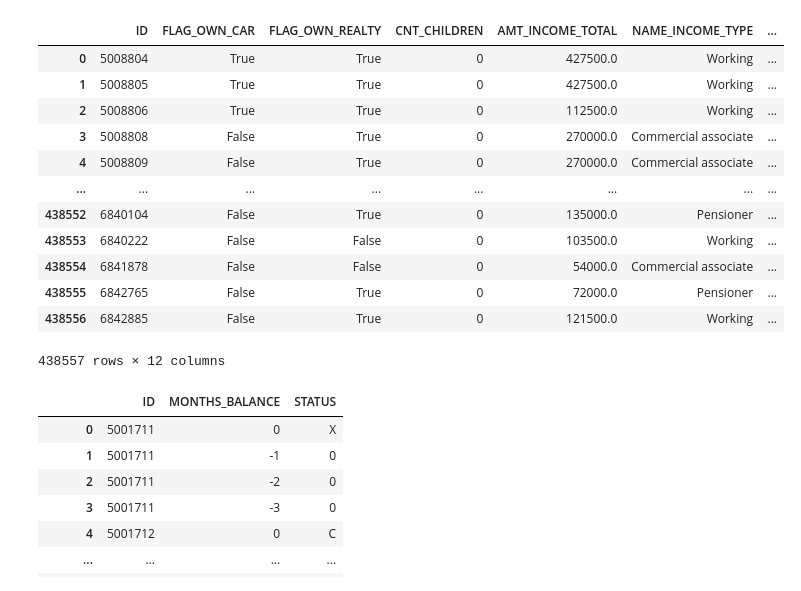
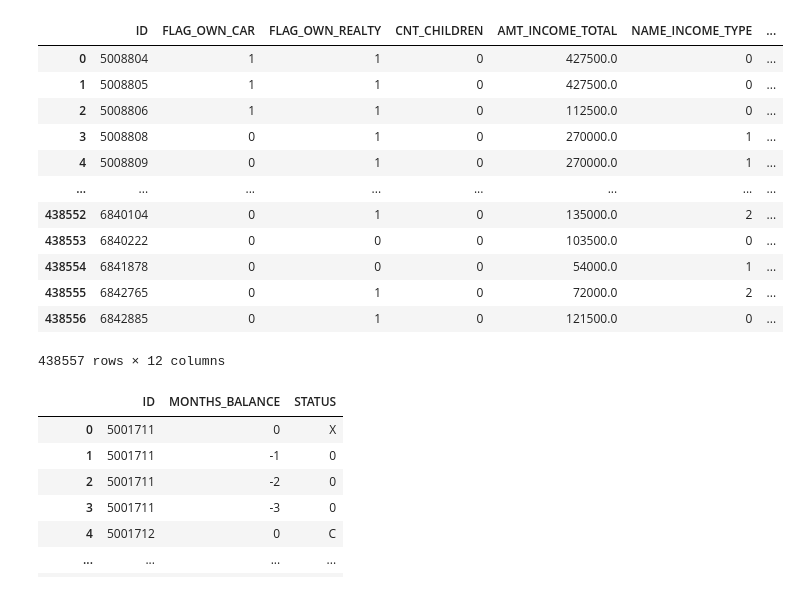
Before and after one commit to mhdeeb/cie-417, a Jupyter notebook: mini-project-1/main.ipynb, the cells around one changed output. Drawn from its saved outputs; the diff is of its cells as text; code cells hidden in the pictures.

```diff
--- a/mini-project-1/main.ipynb
+++ b/mini-project-1/main.ipynb
@@ -4,34 +4,45 @@ import pandas as pd
 # %%
 application_record = pd.read_csv("application_record.csv")
 application_record = application_record[["ID", "FLAG_OWN_CAR", "FLAG_OWN_REALTY", "CNT_CHILDREN", "AMT_INCOME_TOTAL", "NAME_INCOME_TYPE", "NAME_EDUCATION_TYPE", "NAME_FAMILY_STATUS", "NAME_HOUSING_TYPE", "DAYS_BIRTH", "DAYS_EMPLOYED", "CNT_FAM_MEMBERS"]]
 
 application_record["FLAG_OWN_CAR"] = application_record["FLAG_OWN_CAR"].map(lambda x: x == "Y")
 application_record["FLAG_OWN_REALTY"] = application_record["FLAG_OWN_REALTY"].map(lambda x: x == "Y")
 
+application_record["CNT_FAM_MEMBERS"] = application_record["CNT_FAM_MEMBERS"].astype(int)
+
 INCOME_TYPE = ["Working", "Commercial associate", "Pensioner", "State servant", "Student"]
 EDUCATION_TYPE = ["Secondary / secondary special", "Higher education", "Incomplete higher", "Lower secondary", "Academic degree"]
-FAMILY_STATUS = ["Married", "Single / not married", "Civil marriage", "Separated, Widow"]
-HOUSING_TYPE = ["House / apartment", "With parents", "Municipal apartment", "Rented apartment", "Office apartment"]
+FAMILY_STATUS = ["Married", "Single / not married", "Civil marriage", "Separated", "Widow"]
+HOUSING_TYPE = ["House / apartment", "With parents", "Municipal apartment", "Rented apartment", "Office apartment", "Co-op apartment"]
 
-application_record["NAME_INCOME_TYPE"] = pd.Categorical(application_record["NAME_INCOME_TYPE"], categories=INCOME_TYPE, ordered=True)
-application_record["NAME_EDUCATION_TYPE"] = pd.Categorical(application_record["NAME_EDUCATION_TYPE"], categories=EDUCATION_TYPE, ordered=True)
-application_record["NAME_FAMILY_STATUS"] = pd.Categorical(application_record["NAME_FAMILY_STATUS"], categories=FAMILY_STATUS, ordered=True)
-application_record["NAME_HOUSING_TYPE"] = pd.Categorical(application_record["NAME_HOUSING_TYPE"], categories=HOUSING_TYPE, ordered=True)
+# application_record["NAME_INCOME_TYPE"].apply()
+
+enum_mapping = {value: (idx) for idx, value in enumerate(INCOME_TYPE)}
+application_record["NAME_INCOME_TYPE"] = application_record["NAME_INCOME_TYPE"].map(enum_mapping)
+enum_mapping = {value: (idx) for idx, value in enumerate(EDUCATION_TYPE)}
+application_record["NAME_EDUCATION_TYPE"] = application_record["NAME_EDUCATION_TYPE"].map(enum_mapping)
+enum_mapping = {value: (idx) for idx, value in enumerate(FAMILY_STATUS)}
+application_record["NAME_FAMILY_STATUS"] = application_record["NAME_FAMILY_STATUS"].map(enum_mapping)
+enum_mapping = {value: (idx) for idx, value in enumerate(HOUSING_TYPE)}
+application_record["NAME_HOUSING_TYPE"] = application_record["NAME_HOUSING_TYPE"].map(enum_mapping)
+
+bool_columns = application_record.select_dtypes(include="bool").columns
+application_record[bool_columns] = application_record[bool_columns].astype(int)
 
 application_record
 # %% [output]
 |  | ID | FLAG_OWN_CAR | FLAG_OWN_REALTY | CNT_CHILDREN | AMT_INCOME_TOTAL | NAME_INCOME_TYPE | ... |
-| 0 | 5008804 | True | True | 0 | 427500.0 | Working | ... |
-| 1 | 5008805 | True | True | 0 | 427500.0 | Working | ... |
-| 2 | 5008806 | True | True | 0 | 112500.0 | Working | ... |
-| 3 | 5008808 | False | True | 0 | 270000.0 | Commercial associate | ... |
-| 4 | 5008809 | False | True | 0 | 270000.0 | Commercial associate | ... |
+| 0 | 5008804 | 1 | 1 | 0 | 427500.0 | 0 | ... |
+| 1 | 5008805 | 1 | 1 | 0 | 427500.0 | 0 | ... |
+| 2 | 5008806 | 1 | 1 | 0 | 112500.0 | 0 | ... |
+| 3 | 5008808 | 0 | 1 | 0 | 270000.0 | 1 | ... |
+| 4 | 5008809 | 0 | 1 | 0 | 270000.0 | 1 | ... |
 | ... | ... | ... | ... | ... | ... | ... | ... |
-| 438552 | 6840104 | False | True | 0 | 135000.0 | Pensioner | ... |
-| 438553 | 6840222 | False | False | 0 | 103500.0 | Working | ... |
-| 438554 | 6841878 | False | False | 0 | 54000.0 | Commercial associate | ... |
-| 438555 | 6842765 | False | True | 0 | 72000.0 | Pensioner | ... |
-| 438556 | 6842885 | False | True | 0 | 121500.0 | Working | ... |
+| 438552 | 6840104 | 0 | 1 | 0 | 135000.0 | 2 | ... |
+| 438553 | 6840222 | 0 | 0 | 0 | 103500.0 | 0 | ... |
+| 438554 | 6841878 | 0 | 0 | 0 | 54000.0 | 1 | ... |
+| 438555 | 6842765 | 0 | 1 | 0 | 72000.0 | 2 | ... |
+| 438556 | 6842885 | 0 | 1 | 0 | 121500.0 | 0 | ... |
 438557 rows × 12 columns
 # %%
 credit_record = pd.read_csv("credit_record.csv")
```
Also changed, not shown: parts of 10 cells of this notebook.
